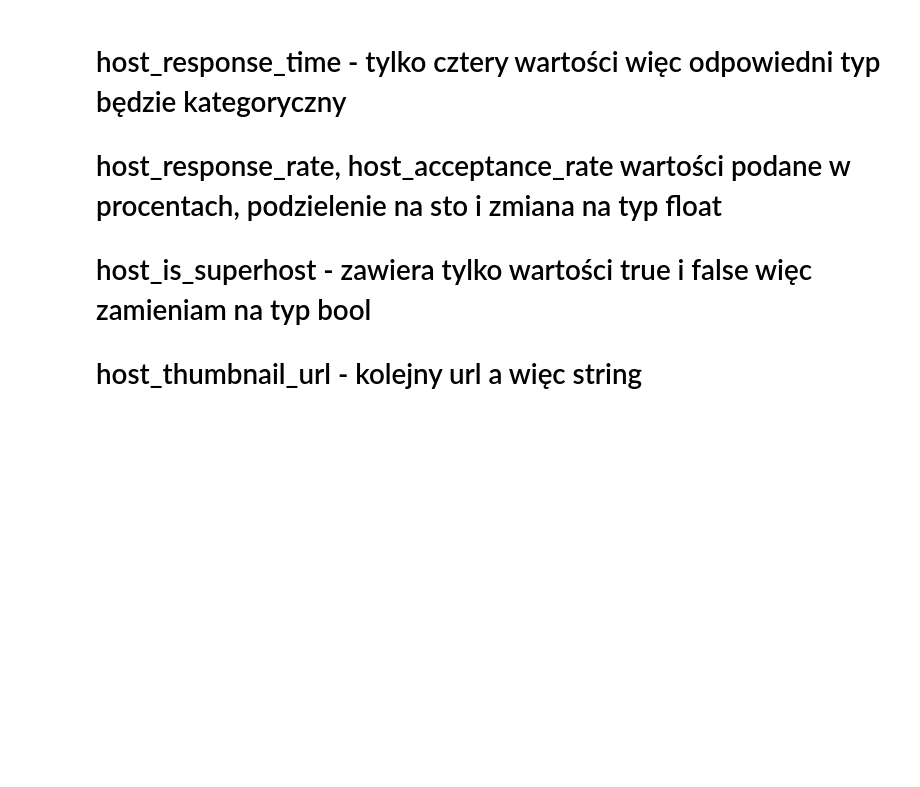
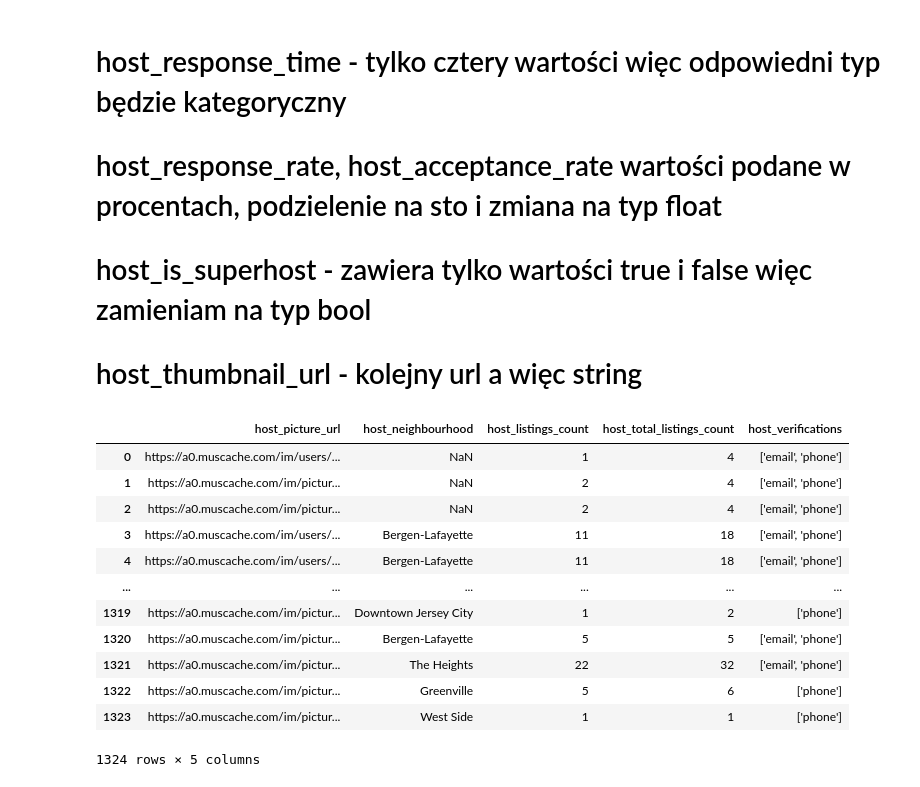
Before and after one commit to KaroIex/New-Jersey, a Jupyter notebook: New Jersey.ipynb, the cells around one changed output. Cells and saved outputs as stored; diff of their text form; code cells hidden in the pictures; blank space fills up the shorter version.

```diff
--- a/New Jersey.ipynb
+++ b/New Jersey.ipynb
@@ -251,3 +251,19 @@ data['host_response_rate'] = data['host_response_rate'].str.rstrip('%').astype('
 data['host_acceptance_rate'] = data['host_acceptance_rate'].str.rstrip('%').astype('float') / 100
 data['host_is_superhost'] = data['host_is_superhost'].replace({'t': True, 'f': False}).astype(bool)
 data['host_thumbnail_url'] = data['host_thumbnail_url'].astype('string')
+# %%
+data.iloc[:, 20:25]
+# %% [output]
+|  | host_picture_url | host_neighbourhood | host_listings_count | host_total_listings_count | host_verifications |
+| 0 | https://a0.muscache.com/im/users/... | NaN | 1 | 4 | ['email', 'phone'] |
+| 1 | https://a0.muscache.com/im/pictur... | NaN | 2 | 4 | ['email', 'phone'] |
+| 2 | https://a0.muscache.com/im/pictur... | NaN | 2 | 4 | ['email', 'phone'] |
+| 3 | https://a0.muscache.com/im/users/... | Bergen-Lafayette | 11 | 18 | ['email', 'phone'] |
+| 4 | https://a0.muscache.com/im/users/... | Bergen-Lafayette | 11 | 18 | ['email', 'phone'] |
+| ... | ... | ... | ... | ... | ... |
+| 1319 | https://a0.muscache.com/im/pictur... | Downtown Jersey City | 1 | 2 | ['phone'] |
+| 1320 | https://a0.muscache.com/im/pictur... | Bergen-Lafayette | 5 | 5 | ['email', 'phone'] |
+| 1321 | https://a0.muscache.com/im/pictur... | The Heights | 22 | 32 | ['email', 'phone'] |
+| 1322 | https://a0.muscache.com/im/pictur... | Greenville | 5 | 6 | ['phone'] |
+| 1323 | https://a0.muscache.com/im/pictur... | West Side | 1 | 1 | ['phone'] |
+1324 rows × 5 columns
```
Also changed, not shown: parts of 13 cells of this notebook.
